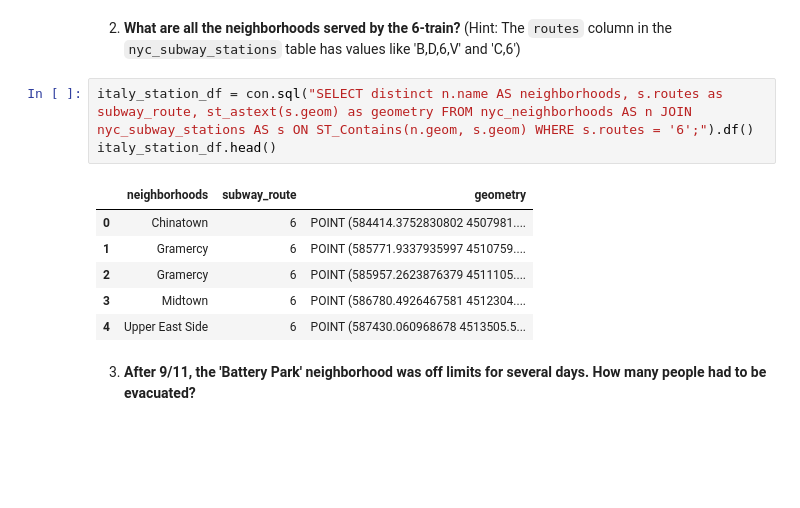
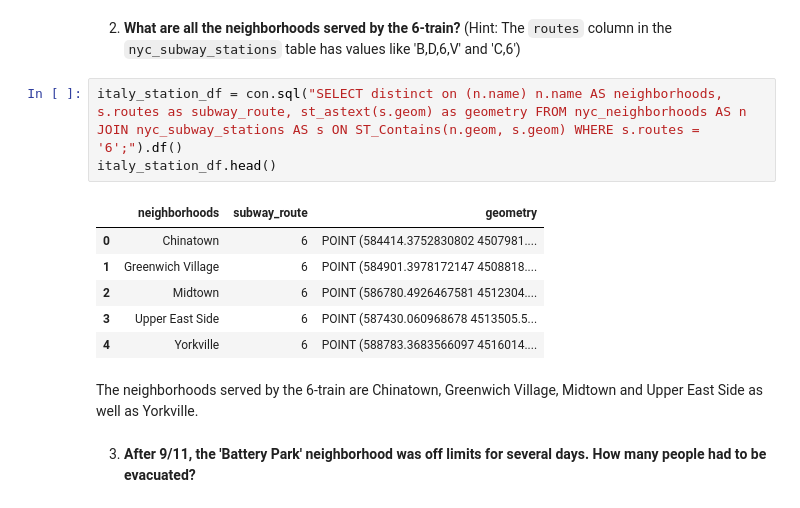
Before and after one commit to Aurora-77777/CASA0005, a Jupyter notebook: notebooks/W04_postgis2.ipynb, the cells around one changed output. Drawn from its saved outputs; the diff is of its cells as text; blank space fills up the shorter version.

```diff
--- a/notebooks/W04_postgis2.ipynb
+++ b/notebooks/W04_postgis2.ipynb
@@ -174,15 +176,17 @@ Spring St is in " Little Italy" and subway route 6 is in Little Italy.
 # %% [markdown]
 2. **What are all the neighborhoods served by the 6-train?** (Hint: The `routes` column in the `nyc_subway_stations` table has values like \'B,D,6,V\' and \'C,6\')
 # %%
-italy_station_df = con.sql("SELECT distinct n.name AS neighborhoods, s.routes as subway_route, st_astext(s.geom) as geometry FROM nyc_neighborhoods AS n JOIN nyc_subway_stations AS s ON ST_Contains(n.geom, s.geom) WHERE s.routes = '6';").df()
+italy_station_df = con.sql("SELECT distinct on (n.name) n.name AS neighborhoods, s.routes as subway_route, st_astext(s.geom) as geometry FROM nyc_neighborhoods AS n JOIN nyc_subway_stations AS s ON ST_Contains(n.geom, s.geom) WHERE s.routes = '6';").df()
 italy_station_df.head()
 # %% [output]
 |  | neighborhoods | subway_route | geometry |
 | 0 | Chinatown | 6 | POINT (584414.3752830802 4507981.... |
-| 1 | Gramercy | 6 | POINT (585771.9337935997 4510759.... |
-| 2 | Gramercy | 6 | POINT (585957.2623876379 4511105.... |
-| 3 | Midtown | 6 | POINT (586780.4926467581 4512304.... |
-| 4 | Upper East Side | 6 | POINT (587430.060968678 4513505.5... |
+| 1 | Greenwich Village | 6 | POINT (584901.3978172147 4508818.... |
+| 2 | Midtown | 6 | POINT (586780.4926467581 4512304.... |
+| 3 | Upper East Side | 6 | POINT (587430.060968678 4513505.5... |
+| 4 | Yorkville | 6 | POINT (588783.3683566097 4516014.... |
+# %% [markdown]
+The neighborhoods served by the 6-train are Chinatown, Greenwich Village, Midtown and Upper East Side as well as Yorkville.
 # %% [markdown]
 3. **After 9/11, the \'Battery Park\' neighborhood was off limits for several days. How many people had to be evacuated?**
 # %% [markdown]
```
Also changed, not shown: parts of 5 cells of this notebook.
